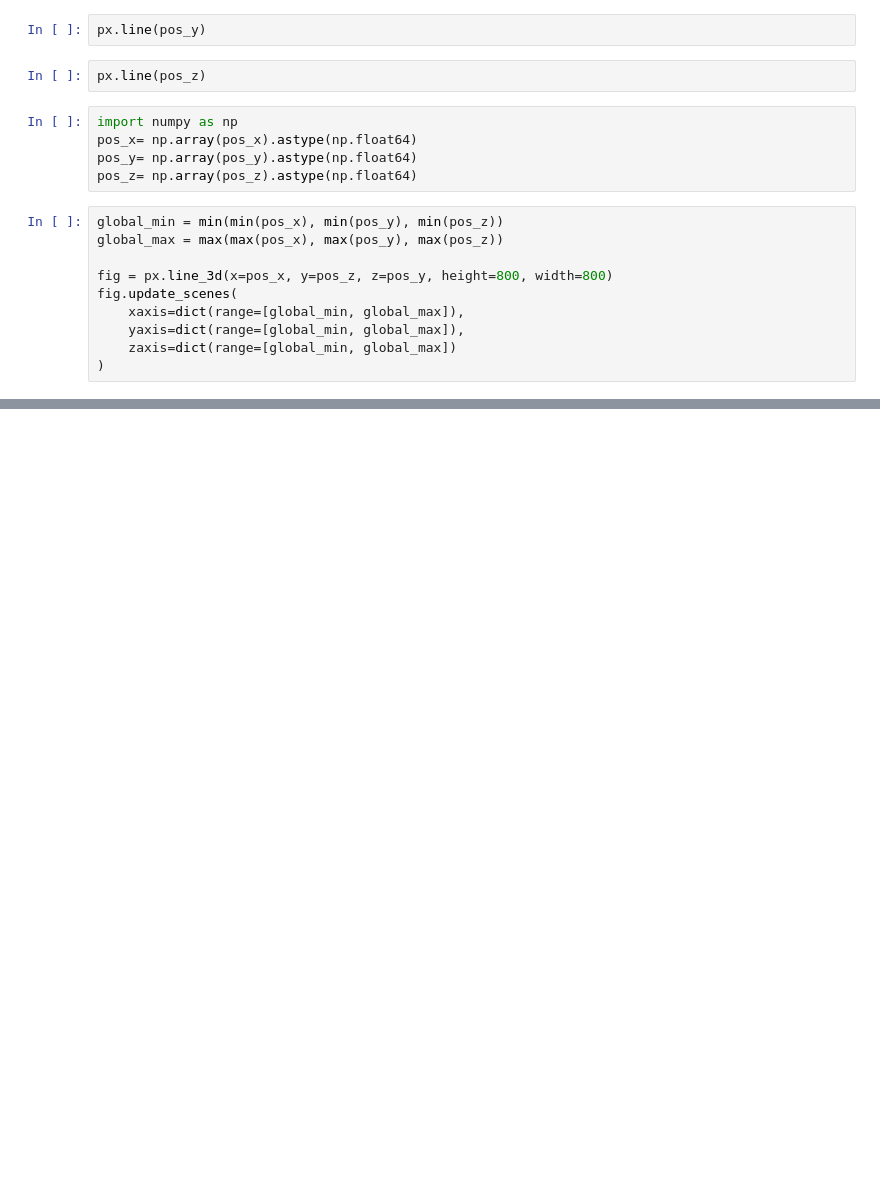
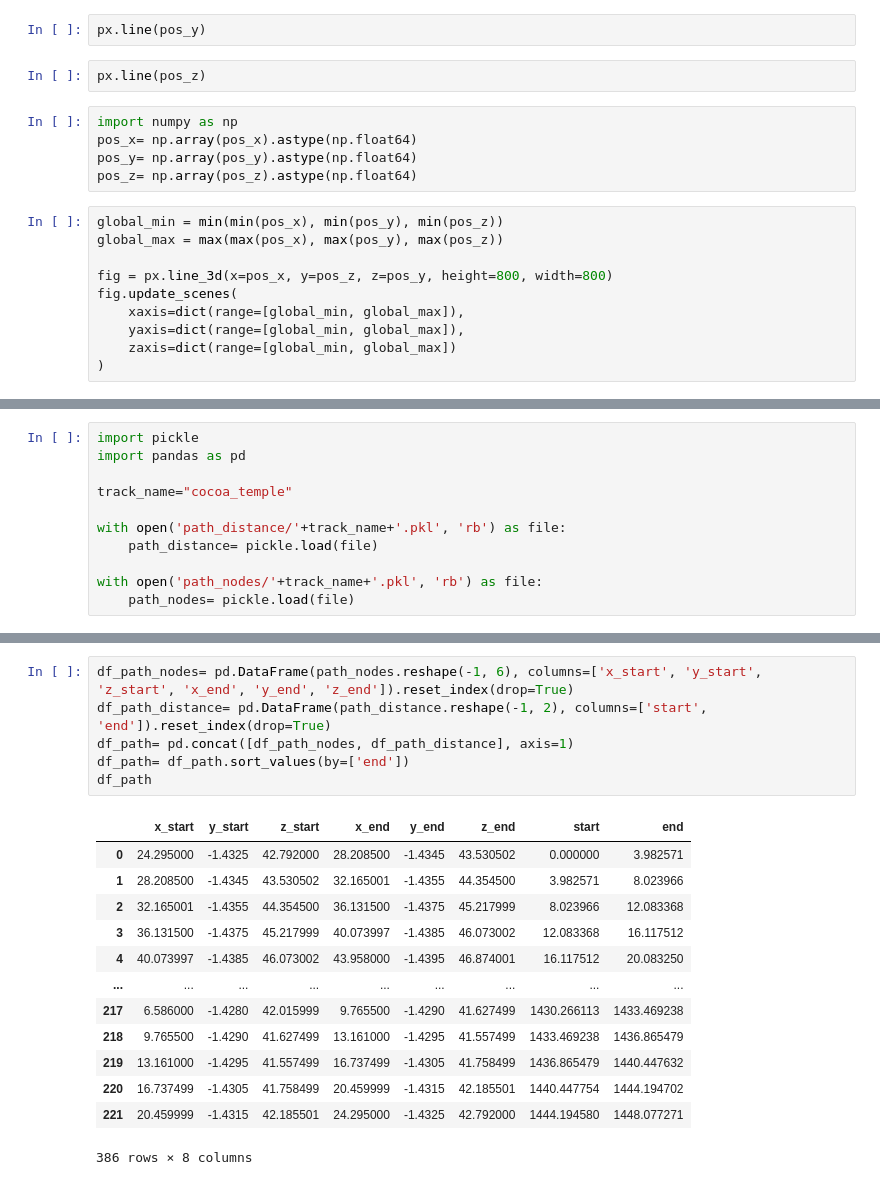
Before and after one commit to AdrianLandaverde/Reinforcement-Learning-PySuperTuxKart, a Jupyter notebook: tests_pos.ipynb, the cells around one changed output, grey strips where cells are left out. Drawn from its saved outputs; the diff is of its cells as text; blank space fills up the shorter version.

Commit message:
Understanding tracks

```diff
--- a/homework/tests_pos.ipynb
+++ b/tests_pos.ipynb
@@ -29,0 +87,11 @@ fig.update_scenes(
+# %%
+import pickle
+import pandas as pd
+
+track_name="cocoa_temple"
+
+with open('path_distance/'+track_name+'.pkl', 'rb') as file:
+    path_distance= pickle.load(file)
+
+with open('path_nodes/'+track_name+'.pkl', 'rb') as file:
+    path_nodes= pickle.load(file)
@@ -29,0 +150,20 @@ fig.update_scenes(
+# %%
+df_path_nodes= pd.DataFrame(path_nodes.reshape(-1, 6), columns=['x_start', 'y_start', 'z_start', 'x_end', 'y_end', 'z_end']).reset_index(drop=True)
+df_path_distance= pd.DataFrame(path_distance.reshape(-1, 2), columns=['start', 'end']).reset_index(drop=True)
+df_path= pd.concat([df_path_nodes, df_path_distance], axis=1)
+df_path= df_path.sort_values(by=['end'])
+df_path
+# %% [output]
+|  | x_start | y_start | z_start | x_end | y_end | z_end | start | end |
+| 0 | 24.295000 | -1.4325 | 42.792000 | 28.208500 | -1.4345 | 43.530502 | 0.000000 | 3.982571 |
+| 1 | 28.208500 | -1.4345 | 43.530502 | 32.165001 | -1.4355 | 44.354500 | 3.982571 | 8.023966 |
+| 2 | 32.165001 | -1.4355 | 44.354500 | 36.131500 | -1.4375 | 45.217999 | 8.023966 | 12.083368 |
+| 3 | 36.131500 | -1.4375 | 45.217999 | 40.073997 | -1.4385 | 46.073002 | 12.083368 | 16.117512 |
+| 4 | 40.073997 | -1.4385 | 46.073002 | 43.958000 | -1.4395 | 46.874001 | 16.117512 | 20.083250 |
+| ... | ... | ... | ... | ... | ... | ... | ... | ... |
+| 217 | 6.586000 | -1.4280 | 42.015999 | 9.765500 | -1.4290 | 41.627499 | 1430.266113 | 1433.469238 |
+| 218 | 9.765500 | -1.4290 | 41.627499 | 13.161000 | -1.4295 | 41.557499 | 1433.469238 | 1436.865479 |
+| 219 | 13.161000 | -1.4295 | 41.557499 | 16.737499 | -1.4305 | 41.758499 | 1436.865479 | 1440.447632 |
+| 220 | 16.737499 | -1.4305 | 41.758499 | 20.459999 | -1.4315 | 42.185501 | 1440.447754 | 1444.194702 |
+| 221 | 20.459999 | -1.4315 | 42.185501 | 24.295000 | -1.4325 | 42.792000 | 1444.194580 | 1448.077271 |
+386 rows × 8 columns
```
Also changed, not shown: parts of 12 cells of this notebook, 13 other files.
